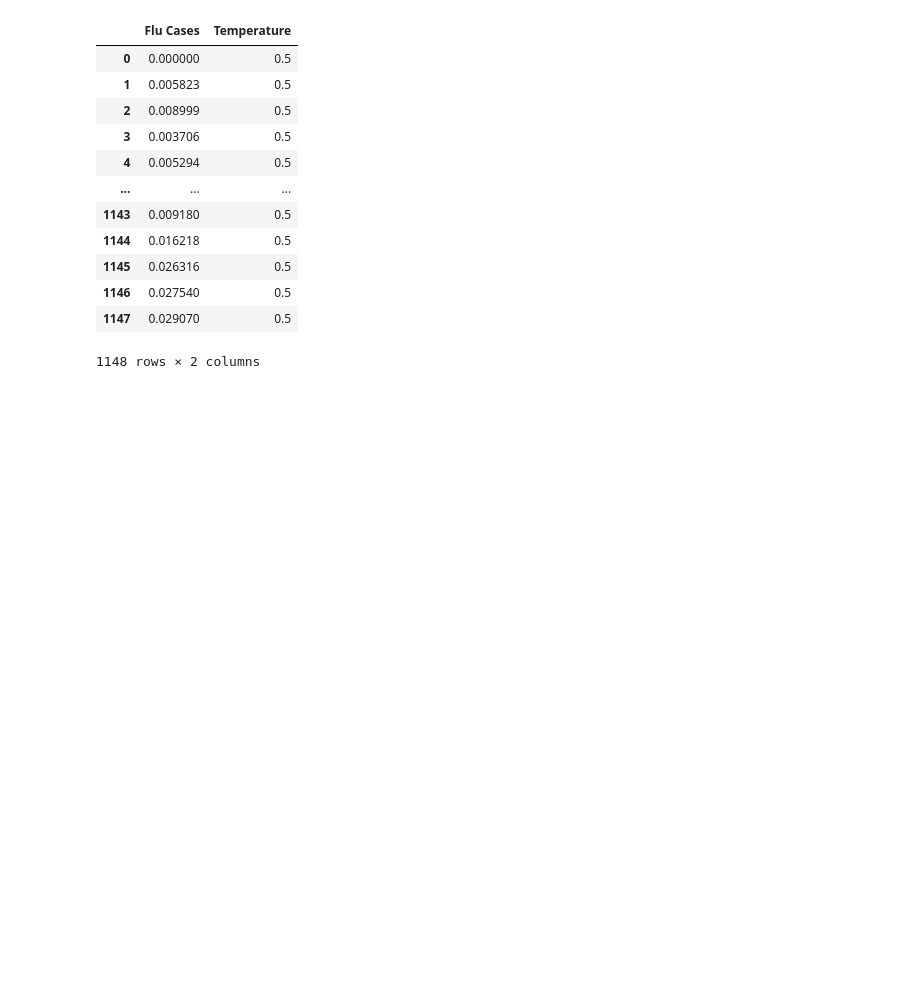
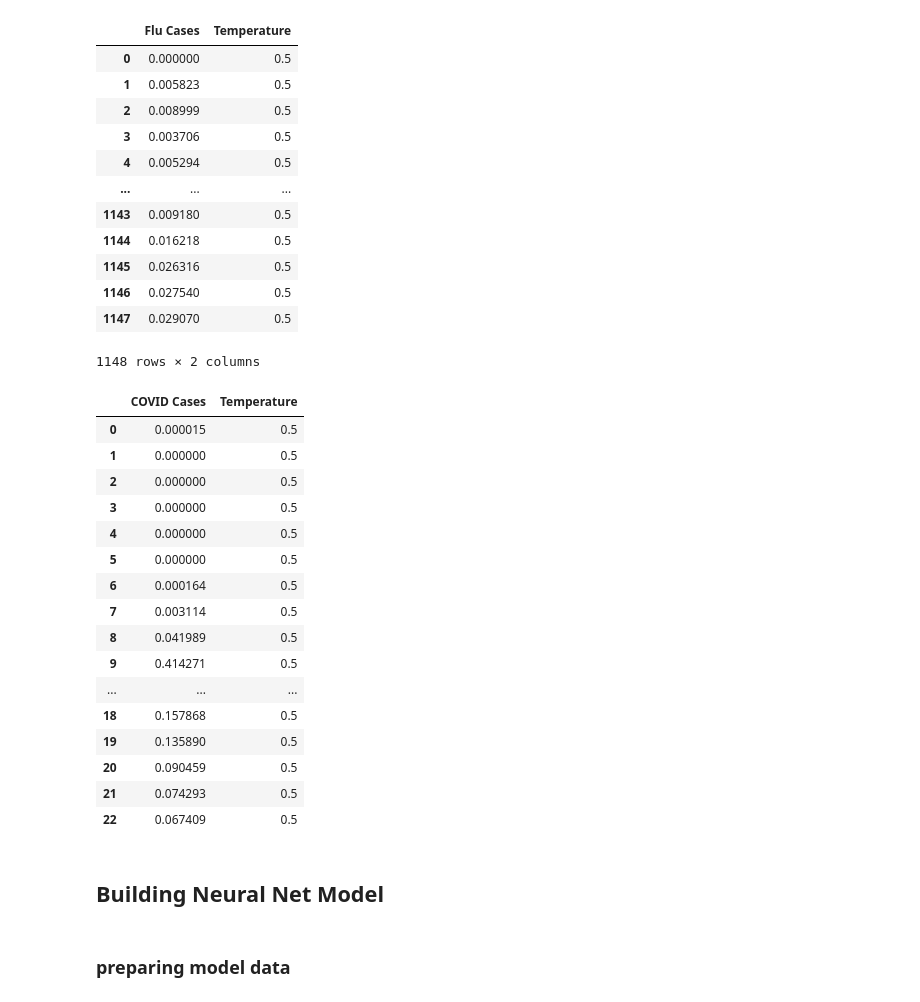
Before and after one commit to tamjazad/ml-covid19, a Jupyter notebook: flu-trained-models/ny_flu_temp_nextWed.ipynb, the cells around one changed output. Cells and saved outputs as stored; diff of their text form; code cells hidden in the pictures; blank space fills up the shorter version.

Commit message:
added and formatted data by following tensorflow tutorial, working through model rn

```diff
--- a/flu-trained-models/ny_flu_temp_nextWed.ipynb
+++ b/flu-trained-models/ny_flu_temp_nextWed.ipynb
@@ -270,3 +270,29 @@ training_data_df
 | 1146 | 0.027540 | 0.5 |
 | 1147 | 0.029070 | 0.5 |
 1148 rows × 2 columns
+# %%
+covid_temp_data = np.full(len(ny_wnew_cases_norm), 0.5)
+# %%
+testing_data_df = pd.DataFrame({
+    "COVID Cases" : ny_wnew_cases_norm,
+    "Temperature" : covid_temp_data
+})
+testing_data_df
+# %% [output]
+|  | COVID Cases | Temperature |
+| 0 | 0.000015 | 0.5 |
+| 1 | 0.000000 | 0.5 |
+| 2 | 0.000000 | 0.5 |
+| 3 | 0.000000 | 0.5 |
+| 4 | 0.000000 | 0.5 |
+| 5 | 0.000000 | 0.5 |
+| 6 | 0.000164 | 0.5 |
+| 7 | 0.003114 | 0.5 |
+| 8 | 0.041989 | 0.5 |
+| 9 | 0.414271 | 0.5 |
+| ... | ... | ... |
+| 18 | 0.157868 | 0.5 |
+| 19 | 0.135890 | 0.5 |
+| 20 | 0.090459 | 0.5 |
+| 21 | 0.074293 | 0.5 |
+| 22 | 0.067409 | 0.5 |
@@ -272,0 +302,4 @@ training_data_df
+# %% [markdown]
+## Building Neural Net Model
+# %% [markdown]
+### preparing model data
```
Also changed, not shown: parts of 14 cells of this notebook.
